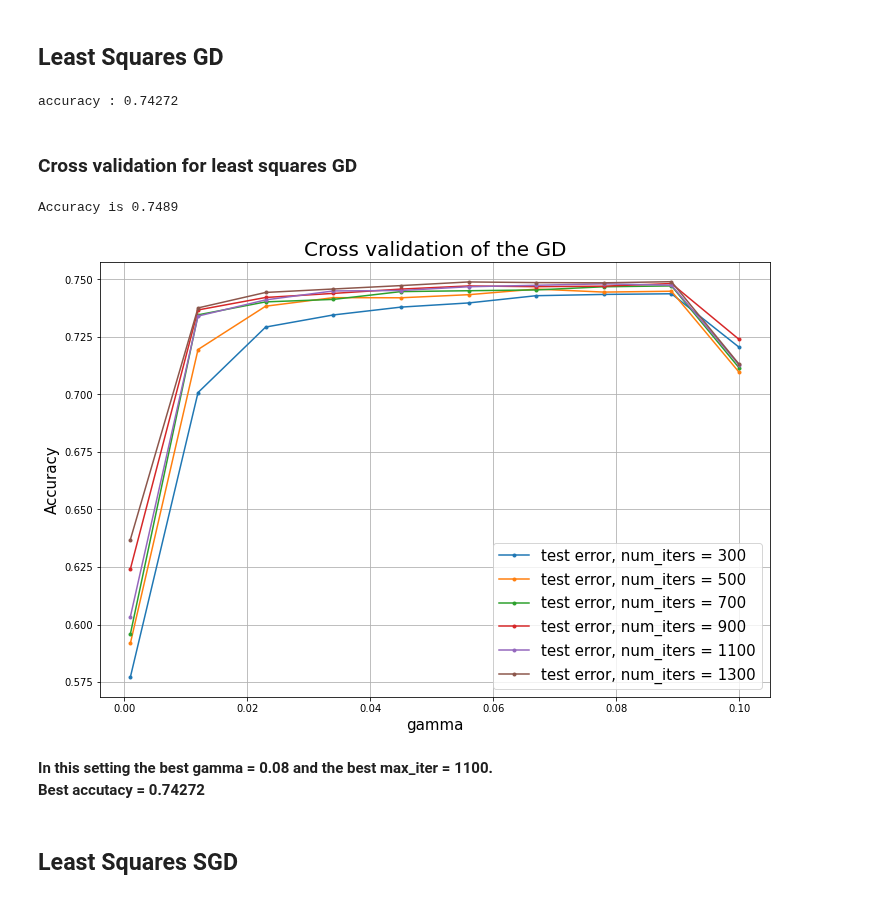
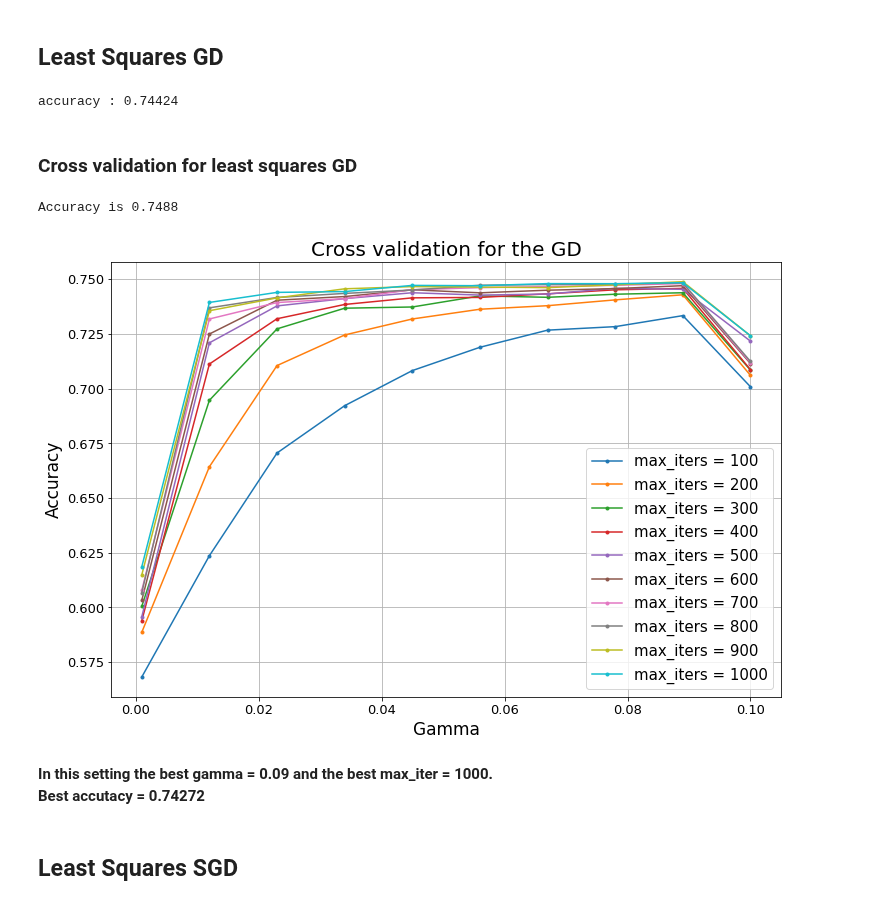
Before and after one commit to SonyaBlinova/ml-project-1-SES, a Jupyter notebook: project_FourGroups.ipynb, the cells around one changed output. Saved outputs shown, nothing was run; the diff lists cells and outputs as text; code cells hidden in the pictures.

```diff
--- a/project_FourGroups.ipynb
+++ b/project_FourGroups.ipynb
@@ -27,7 +31,7 @@ ratio = 0.8
 x_train, y_train, x_test, y_test = split_data(input_data, labels, ratio=ratio, seed=seed)
 # %%
 # splitting into 4 groups and removing -999
-x_trains, y_trains, del_columns = preproccess(x_train, y_train)
+x_trains, y_trains, del_columns, mean_of_all_col = preproccess(x_train, y_train)
 # %%
 # remove correlated columns
 x_trains, del_columns_cor = correletions(x_trains)
@@ -59,8 +63,8 @@ x_tests, y_tests = preproccess_test(x_test, y_test, del_columns, del_columns_cor
 # %% [markdown]
 ## Least Squares GD
 # %%
-max_iters = 1100
-gamma = 0.08
+max_iters = 1000
+gamma = 0.09
 y_preds = []
 for i in range(4):
     initial_w = np.random.rand((x_trains[i].shape[1]))
@@ -71,23 +75,23 @@ for i in range(4):
 
 print("accuracy :", accuracy(np.array(np.concatenate(y_preds)), y_tests))
 # %% [output]
-accuracy : 0.74272
+accuracy : 0.74424
 # %% [markdown]
 ### Cross validation for least squares GD
 # %%
 # parameters setting
 type_ = 'GD'
 bd_left = -3
 bd_right = -1
 # grid for hyperparameters
 gammas = np.linspace(10**bd_left, 10**bd_right, 10)
-max_iters = np.arange(300, 1500, 200)
+max_iters = np.arange(100, 1100, 100)
 cross_validation_demo(type_=type_, y=y_trains, tx=x_trains, bd_left=bd_left, bd_right=bd_right, gammas=gammas, max_iters=max_iters, seed=seed)
 # %% [output]
-Accuracy is 0.7489
+Accuracy is 0.7488
-[figure, old version]
+[figure, new version]
 # %% [markdown]
-**In this setting the best gamma = 0.08 and the best max_iter = 1100.
+**In this setting the best gamma = 0.09 and the best max_iter = 1000.
 Best accutacy = 0.74272**
 # %% [markdown]
 ## Least Squares SGD
```
Also changed, not shown: parts of 22 cells of this notebook, 9 other files.
